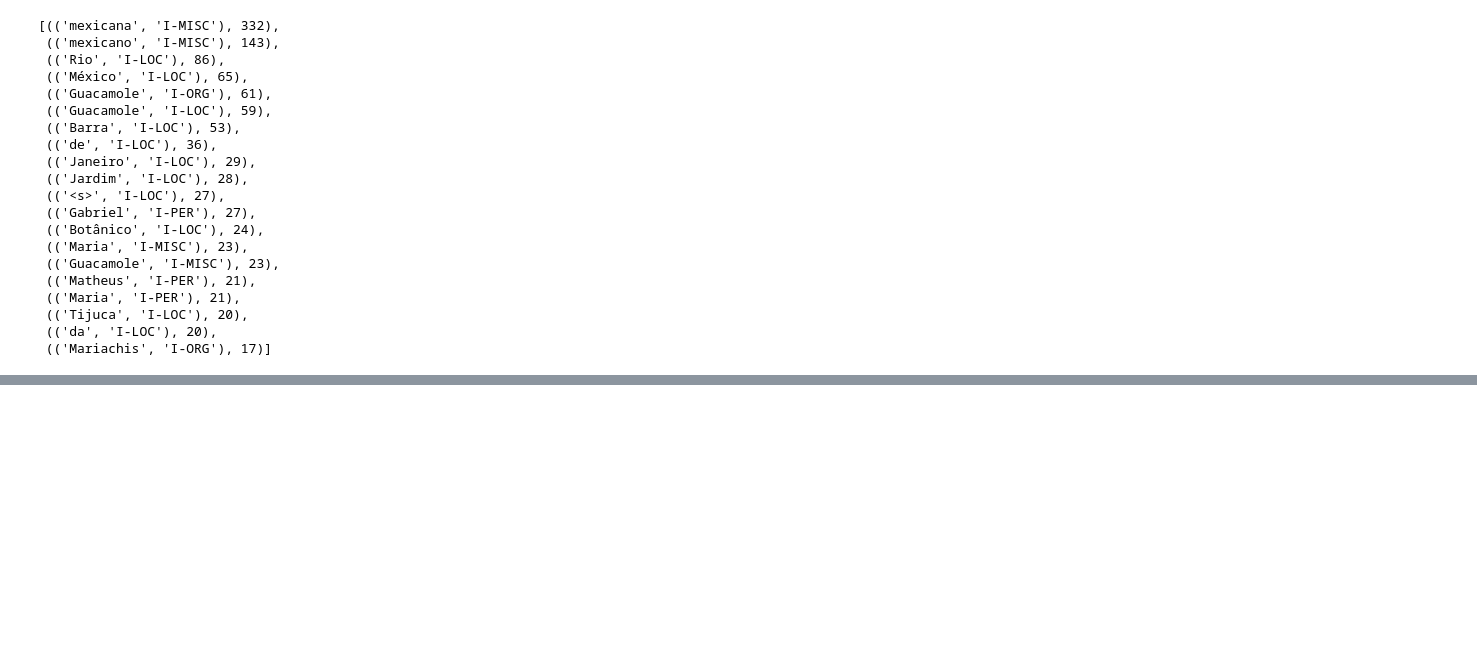
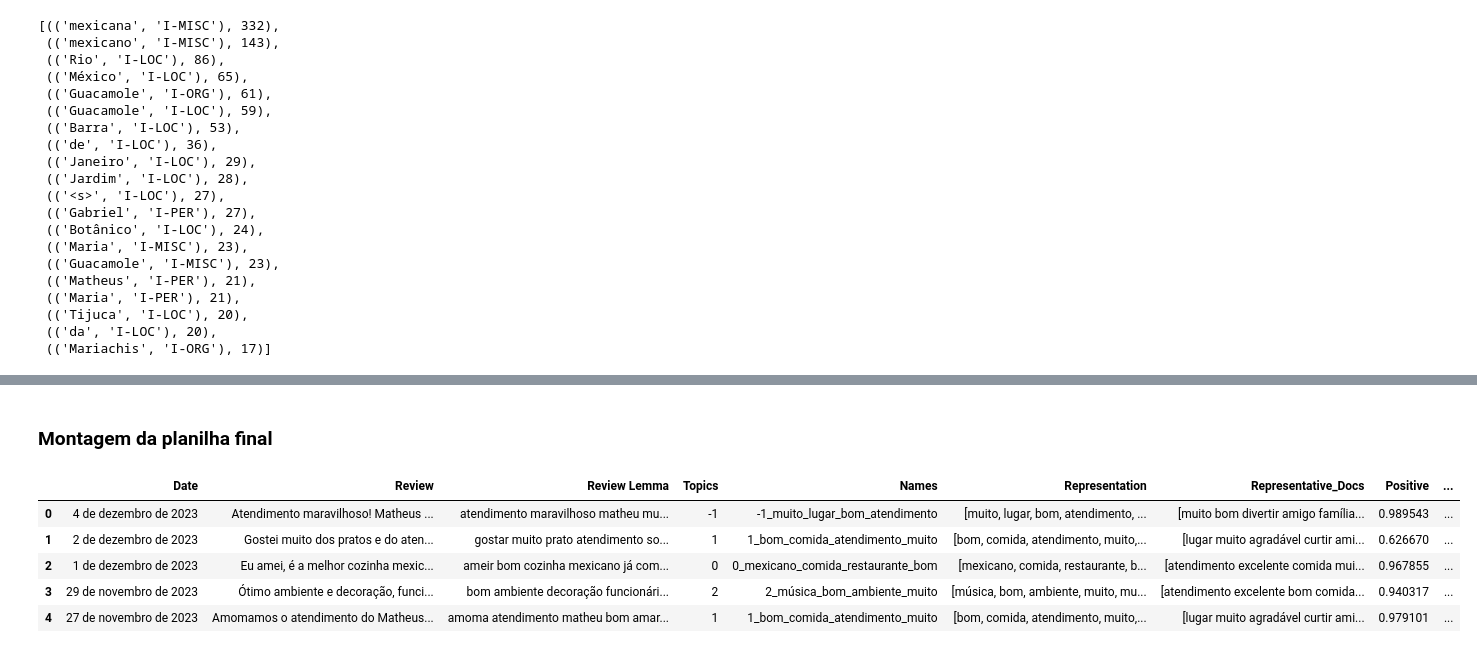
Before and after one commit to isabellalcarmo/Satisfaction-Analysis-Text-Mining, a Jupyter notebook: TripAdvisor/analysisGuacamole.ipynb, the cells around one changed output, grey strips where cells are left out. Cells and saved outputs as stored; diff of their text form; code cells hidden in the pictures; blank space fills up the shorter version.

```diff
--- a/TripAdvisor/analysisGuacamole.ipynb
+++ b/TripAdvisor/analysisGuacamole.ipynb
@@ -525,2 +524,13 @@ result
 # %%
 result.to_csv('topics_ner.csv', index=False)
+# %% [markdown]
+### Montagem da planilha final
+# %%
+df_topics.head()
+# %% [output]
+|  | Date | Review | Review Lemma | Topics | Names | Representation | Representative_Docs | Positive | ... |
+| 0 | 4 de dezembro de 2023 | Atendimento maravilhoso! Matheus ... | atendimento maravilhoso matheu mu... | -1 | -1_muito_lugar_bom_atendimento | [muito, lugar, bom, atendimento, ... | [muito bom divertir amigo família... | 0.989543 | ... |
+| 1 | 2 de dezembro de 2023 | Gostei muito dos pratos e do aten... | gostar muito prato atendimento so... | 1 | 1_bom_comida_atendimento_muito | [bom, comida, atendimento, muito,... | [lugar muito agradável curtir ami... | 0.626670 | ... |
+| 2 | 1 de dezembro de 2023 | Eu amei, é a melhor cozinha mexic... | ameir bom cozinha mexicano já com... | 0 | 0_mexicano_comida_restaurante_bom | [mexicano, comida, restaurante, b... | [atendimento excelente comida mui... | 0.967855 | ... |
+| 3 | 29 de novembro de 2023 | Ótimo ambiente e decoração, funci... | bom ambiente decoração funcionári... | 2 | 2_música_bom_ambiente_muito | [música, bom, ambiente, muito, mu... | [atendimento excelente bom comida... | 0.940317 | ... |
+| 4 | 27 de novembro de 2023 | Amomamos o atendimento do Matheus... | amoma atendimento matheu bom amar... | 1 | 1_bom_comida_atendimento_muito | [bom, comida, atendimento, muito,... | [lugar muito agradável curtir ami... | 0.979101 | ... |
```
Also changed, not shown: parts of 27 cells of this notebook, 11 other files.
